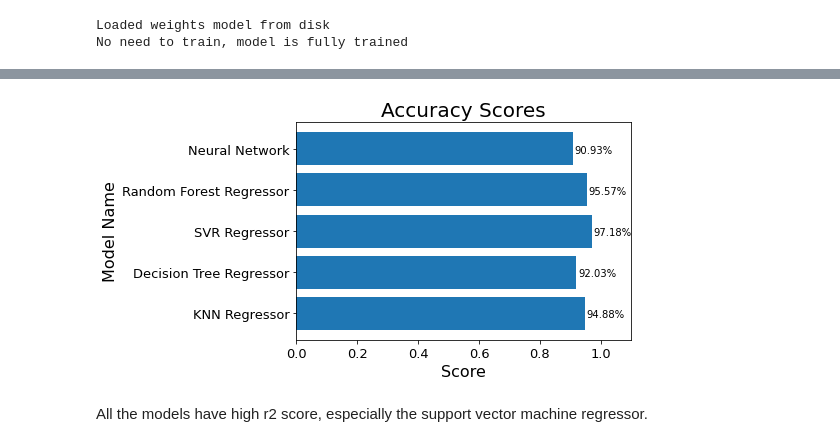
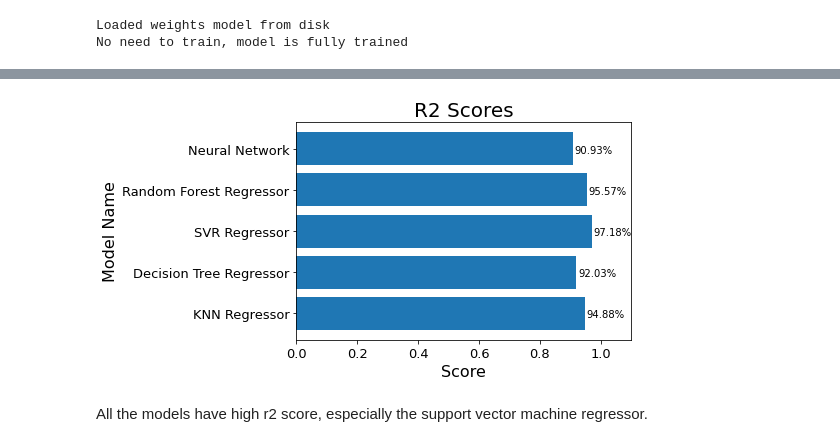
Before and after one commit to HongbinLin1995/FIFA20_capstone_project, a Jupyter notebook: FIFA20_v3.ipynb, the cells around one changed output, grey strips where cells are left out. Drawn from its saved outputs; the diff is of its cells as text; code cells hidden in the pictures.

```diff
--- a/FIFA20_v3.ipynb
+++ b/FIFA20_v3.ipynb
@@ -697,8 +697,8 @@ for i in range(len(model_list)):
     plt.xticks(fontsize=13)
     plt.yticks(fontsize=13)
     plt.title(f'{clf_name}',fontsize=15)
-    plt.xlabel('Actual Value', fontsize=10)
-    plt.ylabel('Predicted Value', fontsize=10)
+    plt.xlabel('Actual Value', fontsize=12)
+    plt.ylabel('Predicted Value', fontsize=12)
 
     plt.show()
 # %% [output]
@@ -1002,28 +1002,28 @@ model_list.append(['Neural Network', my_FNN_Reg, score, y_pred])
 # %%
 # Split out the x and y values
 model_list_array = np.array(model_list)
 model_name = model_list_array[:,0]
 model_score = model_list_array[:,2]
 
 # Figure plot
 fig, ax = plt.subplots()
 ind = np.arange(len(model_name))  # the x locations for the groups
 ax.barh(ind, model_score)
 
 # Set preference for ploting
 plt.xticks(fontsize=13)
 plt.yticks(ticks=ind, labels = model_name, fontsize=13)
-plt.title('Accuracy Scores', fontsize=20)
+plt.title('R2 Scores', fontsize=20)
 plt.xlabel('Score',fontsize=16)
 plt.ylabel('Model Name',fontsize=16)
 plt.xlim(0,1.1)
 
 # Display the values
 for i, v in enumerate(model_score):
     ax.text(v+0.005, i-0.1, str(round(v*100,2))+'%', fontsize=10)
 plt.show()
 # %% [output]
-[figure, old version]
+[figure, new version]
 # %% [markdown]
 All the models have high r2 score, especially the support vector machine regressor.
 # %% [markdown]
```
Also changed, not shown: parts of 4 cells of this notebook, 13 other files.
